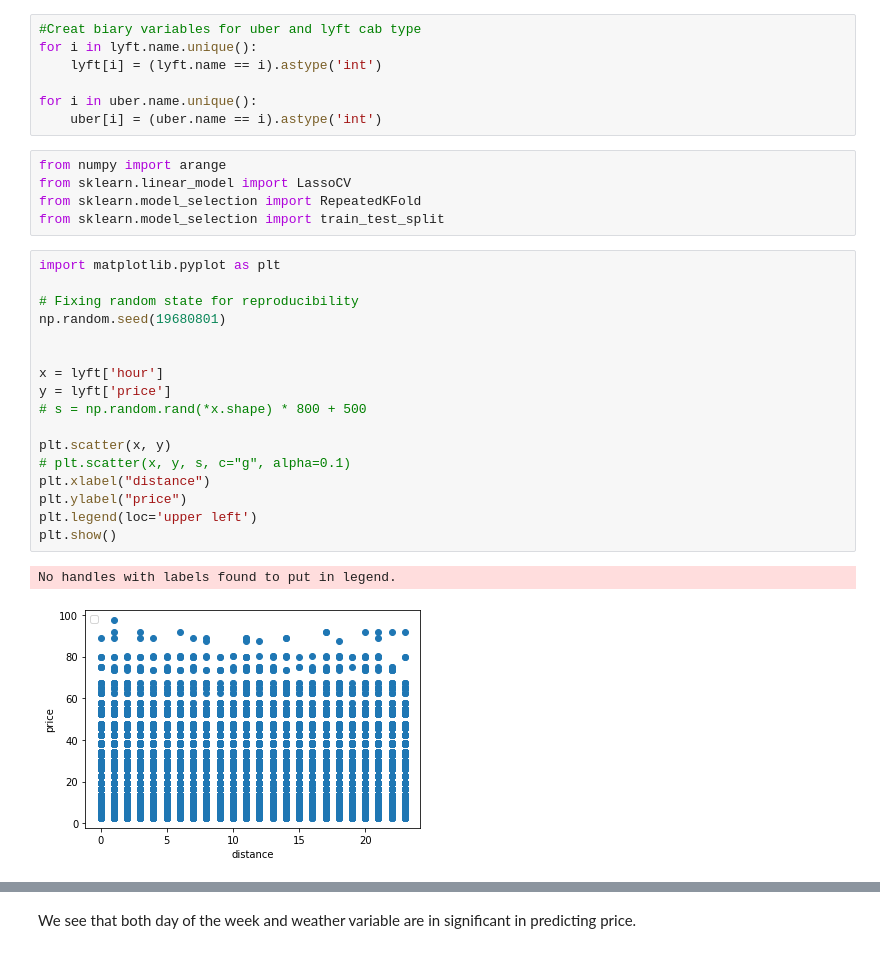
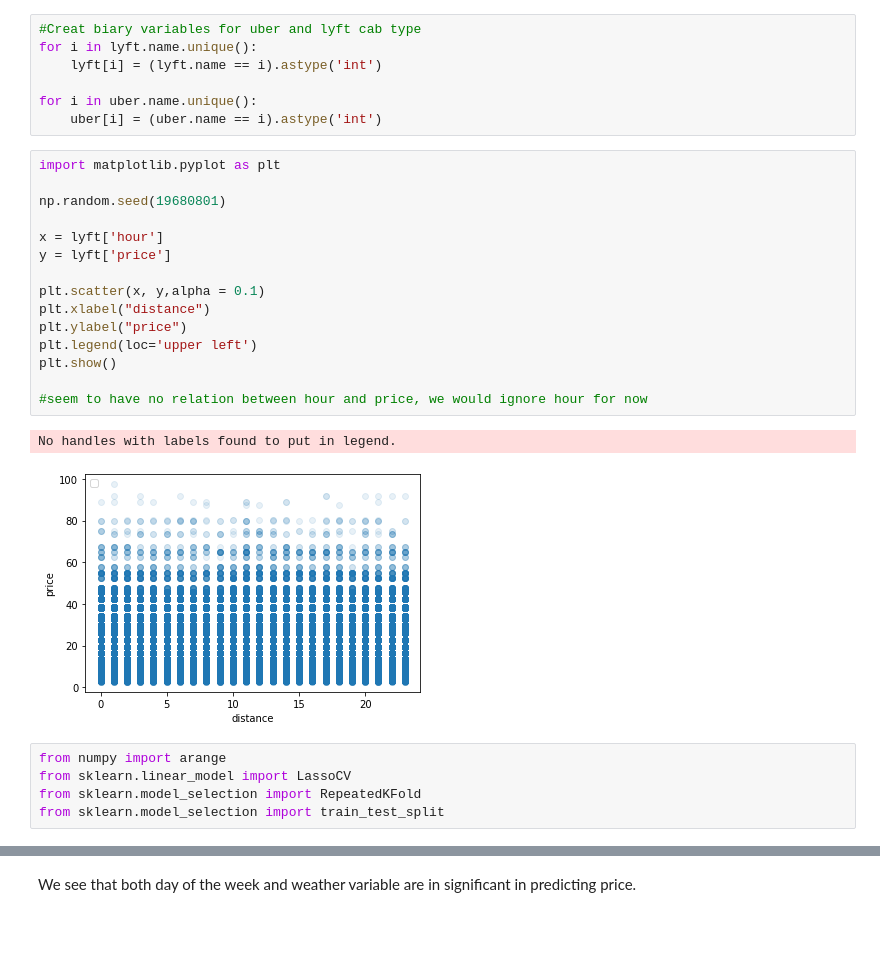
Before and after one commit to datares/yellow_leopard_fall_20, a Jupyter notebook: Uber_and_Lyft_Price_Prediction.ipynb, the cells around one changed output, grey strips where cells are left out. Cells and saved outputs as stored; diff of their text form.

Commit message:
modified price prediction ipynd

```diff
--- a/Uber_and_Lyft_Price_Prediction.ipynb
+++ b/Uber_and_Lyft_Price_Prediction.ipynb
@@ -109,29 +112,27 @@ for i in lyft.name.unique():
 
 for i in uber.name.unique():
     uber[i] = (uber.name == i).astype('int')
+# %%
+import matplotlib.pyplot as plt
+
+np.random.seed(19680801)
+
+x = lyft['hour']
+y = lyft['price']
+
+plt.scatter(x, y,alpha = 0.1)
+plt.xlabel("distance")
+plt.ylabel("price")
+plt.legend(loc='upper left')
+plt.show()
+
+#seem to have no relation between hour and price, we would ignore hour for now
+# %% [output]
+No handles with labels found to put in legend.
+[figure, added]
 # %%
 from numpy import arange
 from sklearn.linear_model import LassoCV
 from sklearn.model_selection import RepeatedKFold
 from sklearn.model_selection import train_test_split
-# %%
-import matplotlib.pyplot as plt
-
-# Fixing random state for reproducibility
-np.random.seed(19680801)
-
-
-x = lyft['hour']
-y = lyft['price']
-# s = np.random.rand(*x.shape) * 800 + 500
-
-plt.scatter(x, y)
-# plt.scatter(x, y, s, c="g", alpha=0.1)
-plt.xlabel("distance")
-plt.ylabel("price")
-plt.legend(loc='upper left')
-plt.show()
-# %% [output]
-No handles with labels found to put in legend.
-[figure, removed]
 # %%
```
Also changed, not shown: parts of 19 cells of this notebook.
